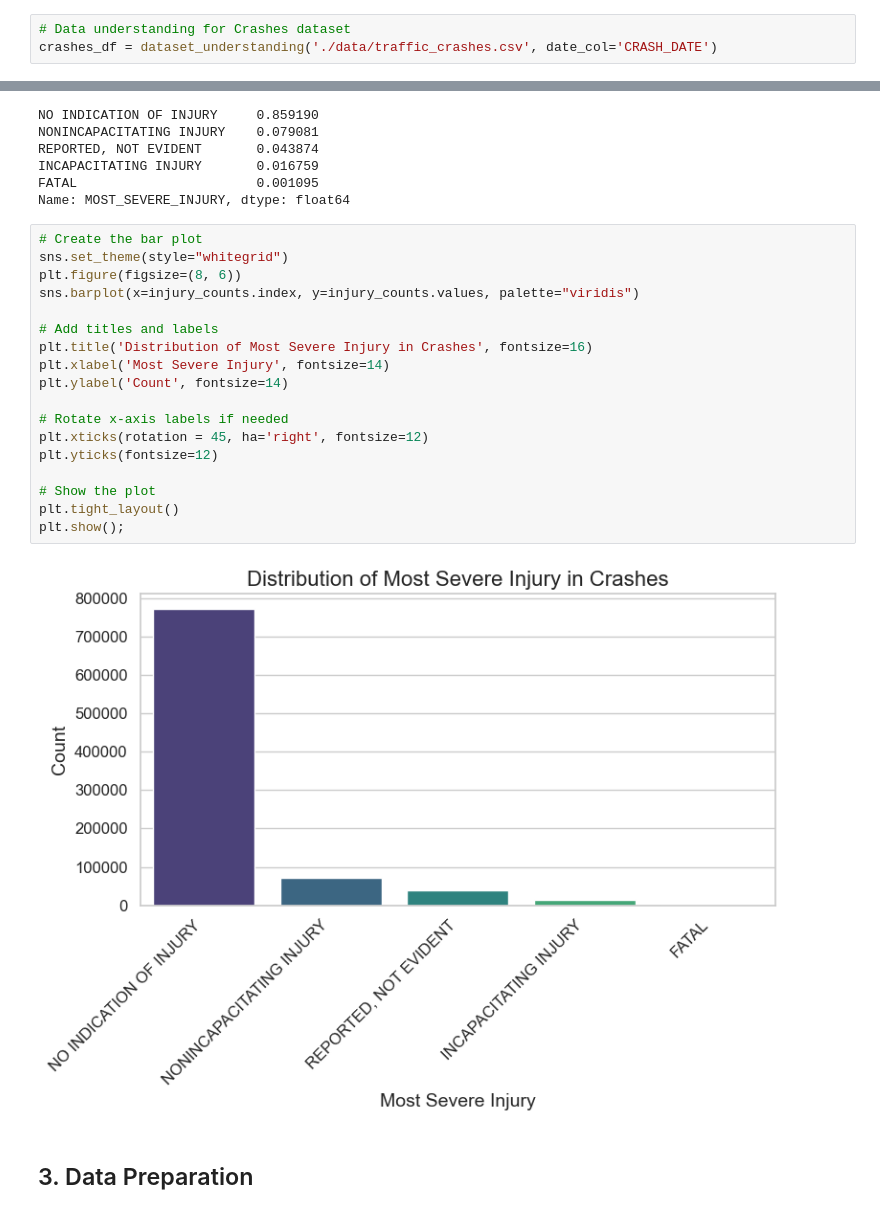
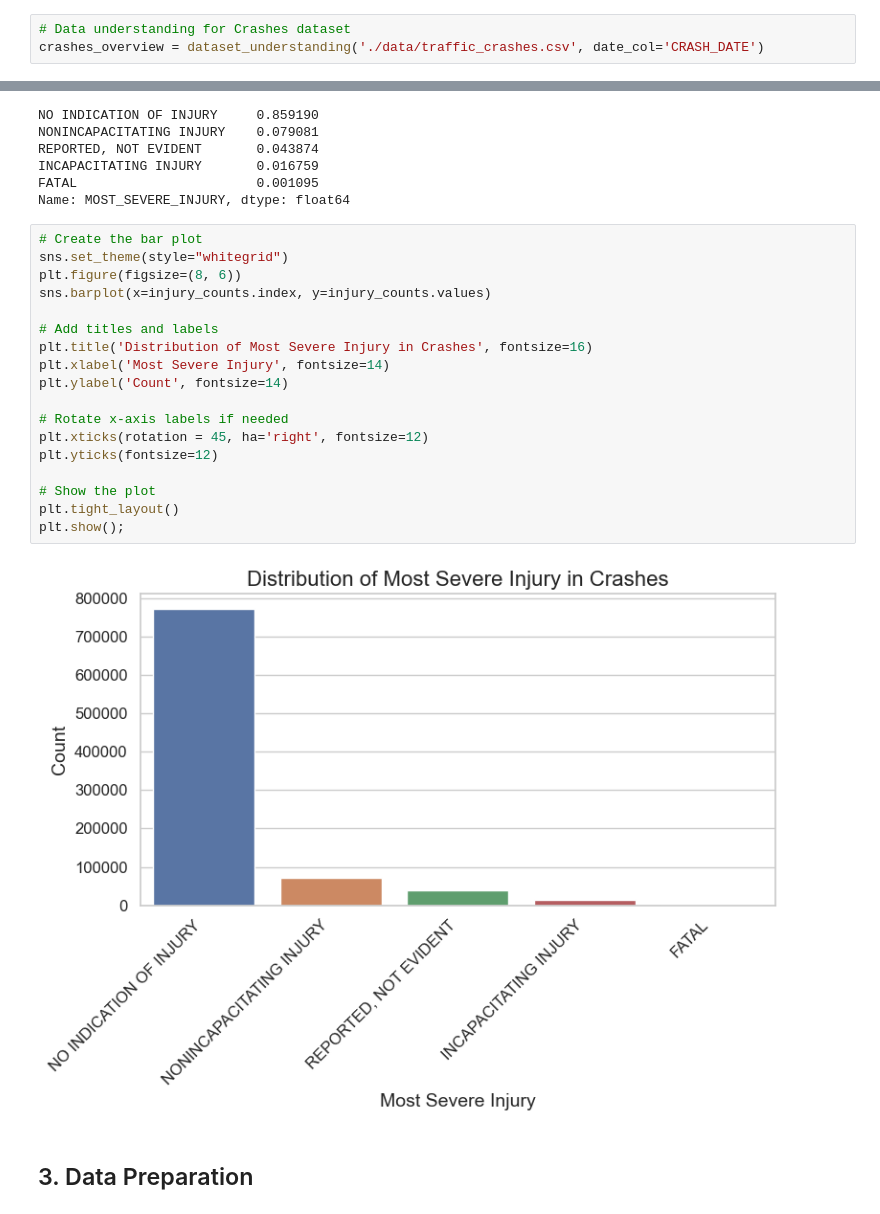
Before and after one commit to ckucewicz/traffic_crash_prediction, a Jupyter notebook: notebook.ipynb, the cells around one changed output, grey strips where cells are left out. Saved outputs shown, nothing was run; the diff lists cells and outputs as text.

```diff
--- a/notebook.ipynb
+++ b/notebook.ipynb
@@ -287,7 +291,7 @@ def dataset_understanding(dataset_path, date_col=None):
 ### 2.2.1 Crashes Dataset
 # %%
 # Data understanding for Crashes dataset
-crashes_df = dataset_understanding('./data/traffic_crashes.csv', date_col='CRASH_DATE')
+crashes_overview = dataset_understanding('./data/traffic_crashes.csv', date_col='CRASH_DATE')
 # %% [output]
 Loading dataset from ./data/traffic_crashes.csv...
 First 5 rows of the dataset:
@@ -400,23 +404,23 @@ Name: MOST_SEVERE_INJURY, dtype: float64
 # %%
 # Create the bar plot
 sns.set_theme(style="whitegrid")
 plt.figure(figsize=(8, 6))
-sns.barplot(x=injury_counts.index, y=injury_counts.values, palette="viridis")
+sns.barplot(x=injury_counts.index, y=injury_counts.values)
 
 # Add titles and labels
 plt.title('Distribution of Most Severe Injury in Crashes', fontsize=16)
 plt.xlabel('Most Severe Injury', fontsize=14)
 plt.ylabel('Count', fontsize=14)
 
 # Rotate x-axis labels if needed
 plt.xticks(rotation = 45, ha='right', fontsize=12)
 plt.yticks(fontsize=12)
 
 # Show the plot
 plt.tight_layout()
 plt.show();
 # %% [output]
-[figure, old version]
+[figure, new version]
 # %% [markdown]
 ## 3. <a name ="Data-Preparation"></a> Data Preparation
 # %% [markdown]
```
Also changed, not shown: parts of 11 cells of this notebook, 2 other files.
